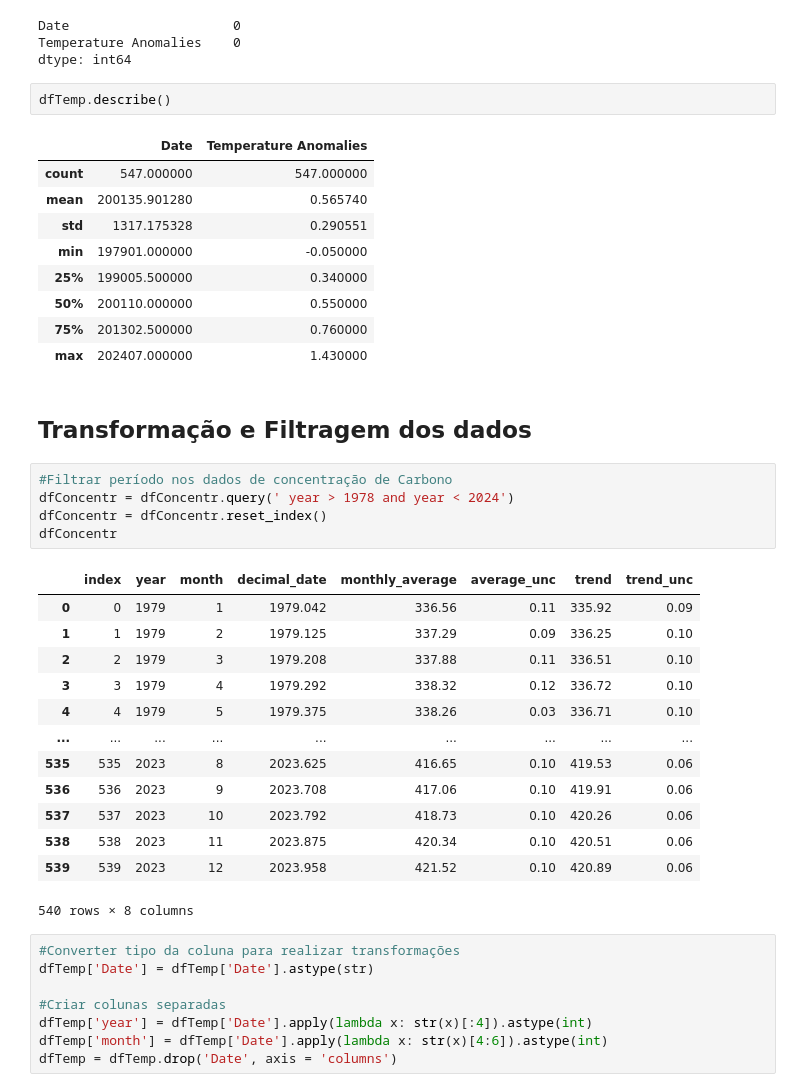
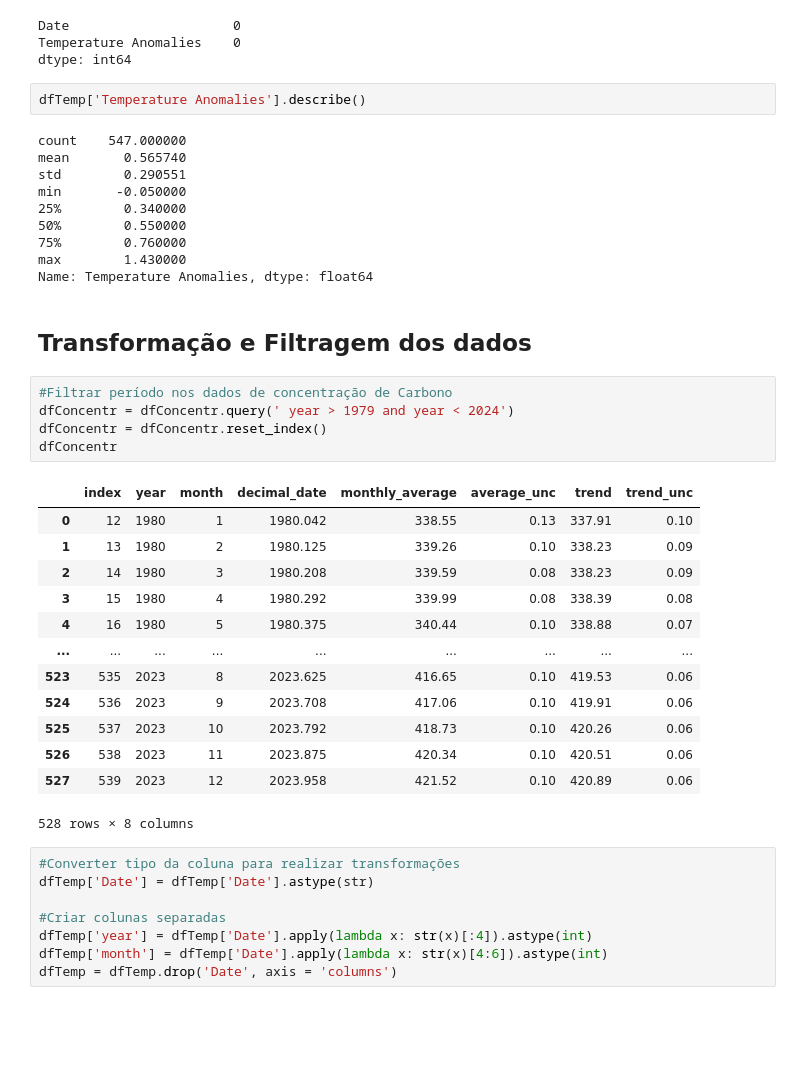
Before and after one commit to Joaof14/Clima_MMQ, a Jupyter notebook: Preparo dos dados.ipynb, the cells around one changed output. Saved outputs shown, nothing was run; the diff lists cells and outputs as text; blank space fills up the shorter version.

```diff
--- a/Preparo dos dados.ipynb
+++ b/Preparo dos dados.ipynb
@@ -78,38 +78,38 @@ Date                     0
 Temperature Anomalies    0
 dtype: int64
 # %%
-dfTemp.describe()
+dfTemp['Temperature Anomalies'].describe()
 # %% [output]
-|  | Date | Temperature Anomalies |
-| count | 547.000000 | 547.000000 |
-| mean | 200135.901280 | 0.565740 |
-| std | 1317.175328 | 0.290551 |
-| min | 197901.000000 | -0.050000 |
-| 25% | 199005.500000 | 0.340000 |
-| 50% | 200110.000000 | 0.550000 |
-| 75% | 201302.500000 | 0.760000 |
-| max | 202407.000000 | 1.430000 |
+count    547.000000
+mean       0.565740
+std        0.290551
+min       -0.050000
+25%        0.340000
+50%        0.550000
+75%        0.760000
+max        1.430000
+Name: Temperature Anomalies, dtype: float64
 # %% [markdown]
 ## Transformação e Filtragem dos dados
 # %%
 #Filtrar período nos dados de concentração de Carbono
-dfConcentr = dfConcentr.query(' year > 1978 and year < 2024')
+dfConcentr = dfConcentr.query(' year > 1979 and year < 2024')
 dfConcentr = dfConcentr.reset_index()
 dfConcentr
 # %% [output]
 |  | index | year | month | decimal_date | monthly_average | average_unc | trend | trend_unc |
-| 0 | 0 | 1979 | 1 | 1979.042 | 336.56 | 0.11 | 335.92 | 0.09 |
-| 1 | 1 | 1979 | 2 | 1979.125 | 337.29 | 0.09 | 336.25 | 0.10 |
-| 2 | 2 | 1979 | 3 | 1979.208 | 337.88 | 0.11 | 336.51 | 0.10 |
-| 3 | 3 | 1979 | 4 | 1979.292 | 338.32 | 0.12 | 336.72 | 0.10 |
-| 4 | 4 | 1979 | 5 | 1979.375 | 338.26 | 0.03 | 336.71 | 0.10 |
+| 0 | 12 | 1980 | 1 | 1980.042 | 338.55 | 0.13 | 337.91 | 0.10 |
+| 1 | 13 | 1980 | 2 | 1980.125 | 339.26 | 0.10 | 338.23 | 0.09 |
+| 2 | 14 | 1980 | 3 | 1980.208 | 339.59 | 0.08 | 338.23 | 0.09 |
+| 3 | 15 | 1980 | 4 | 1980.292 | 339.99 | 0.08 | 338.39 | 0.08 |
+| 4 | 16 | 1980 | 5 | 1980.375 | 340.44 | 0.10 | 338.88 | 0.07 |
 | ... | ... | ... | ... | ... | ... | ... | ... | ... |
-| 535 | 535 | 2023 | 8 | 2023.625 | 416.65 | 0.10 | 419.53 | 0.06 |
-| 536 | 536 | 2023 | 9 | 2023.708 | 417.06 | 0.10 | 419.91 | 0.06 |
-| 537 | 537 | 2023 | 10 | 2023.792 | 418.73 | 0.10 | 420.26 | 0.06 |
-| 538 | 538 | 2023 | 11 | 2023.875 | 420.34 | 0.10 | 420.51 | 0.06 |
-| 539 | 539 | 2023 | 12 | 2023.958 | 421.52 | 0.10 | 420.89 | 0.06 |
+| 523 | 535 | 2023 | 8 | 2023.625 | 416.65 | 0.10 | 419.53 | 0.06 |
+| 524 | 536 | 2023 | 9 | 2023.708 | 417.06 | 0.10 | 419.91 | 0.06 |
+| 525 | 537 | 2023 | 10 | 2023.792 | 418.73 | 0.10 | 420.26 | 0.06 |
+| 526 | 538 | 2023 | 11 | 2023.875 | 420.34 | 0.10 | 420.51 | 0.06 |
+| 527 | 539 | 2023 | 12 | 2023.958 | 421.52 | 0.10 | 420.89 | 0.06 |
-540 rows × 8 columns
+528 rows × 8 columns
 # %%
 #Converter tipo da coluna para realizar transformações
 dfTemp['Date'] = dfTemp['Date'].astype(str)
```
Also changed, not shown: parts of 4 cells of this notebook, 4 other files.
